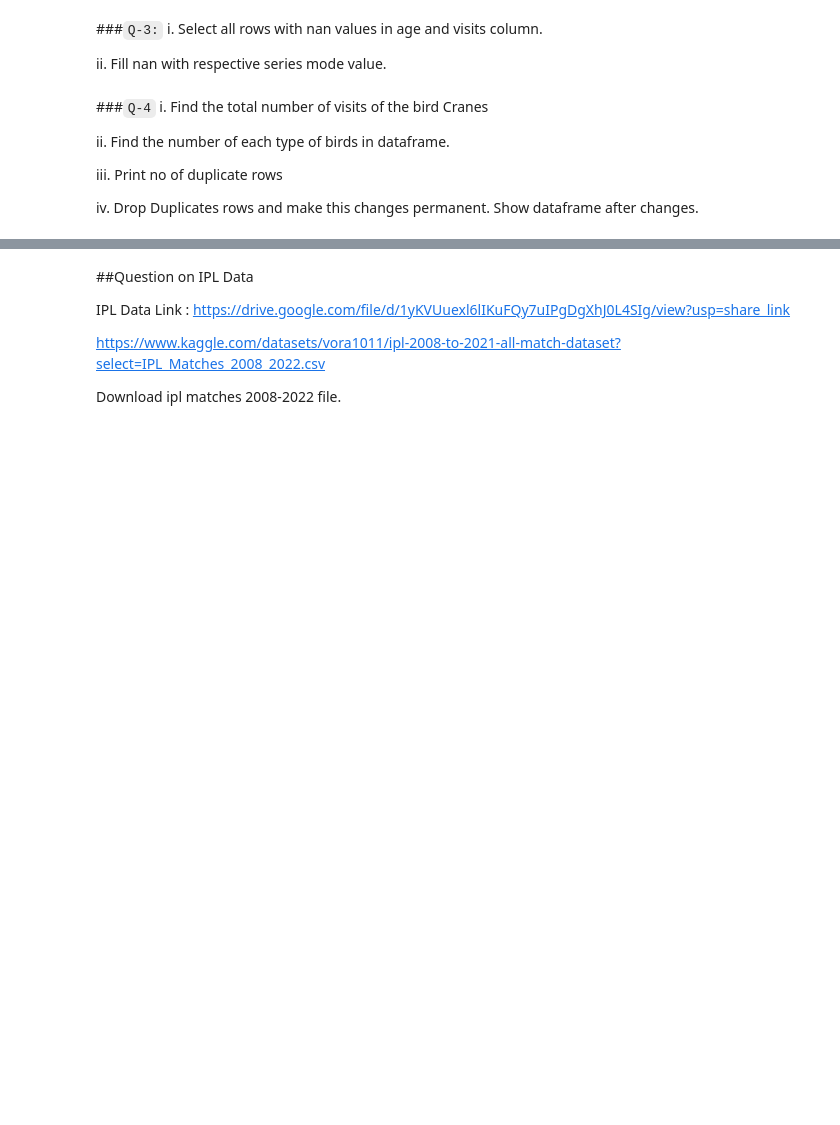
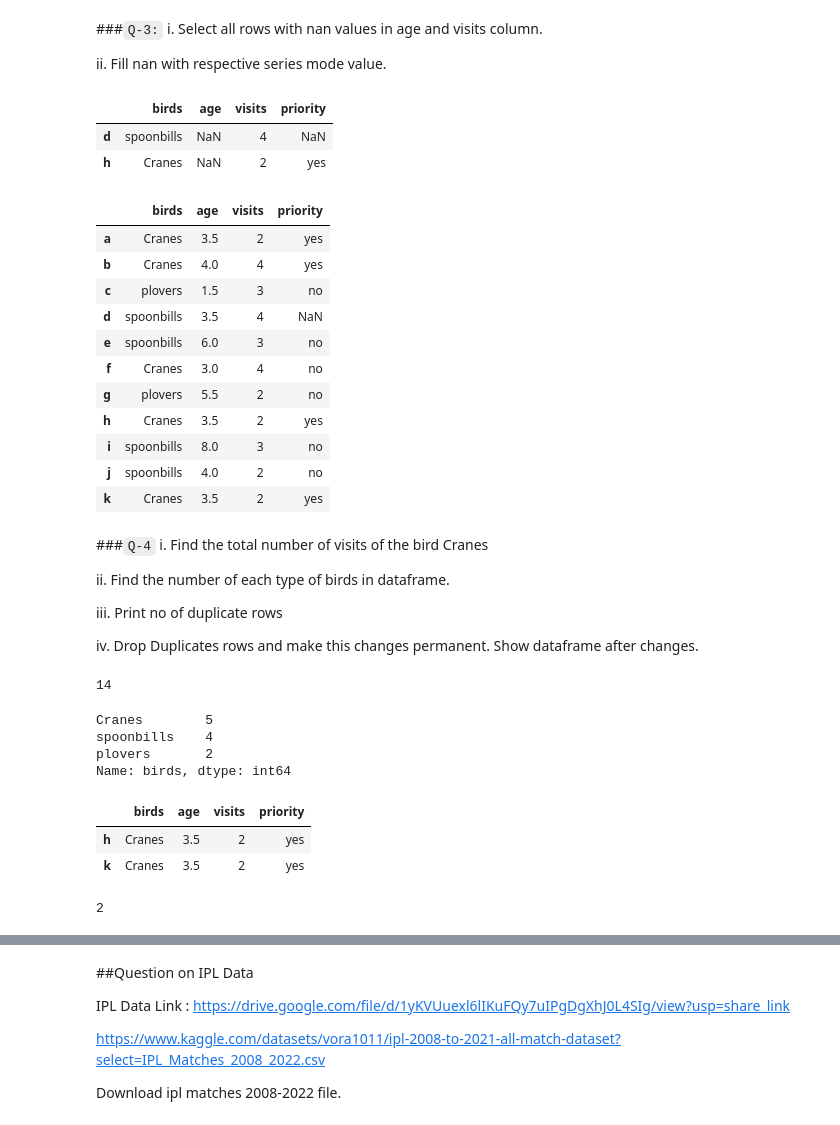
Before and after one commit to TushCodes/python-numpy, a Jupyter notebook: session_17_tasks.ipynb, the cells around one changed output, grey strips where cells are left out. Cells and saved outputs as stored; diff of their text form; code cells hidden in the pictures; blank space fills up the shorter version.

```diff
--- a/session_17_tasks.ipynb
+++ b/session_17_tasks.ipynb
@@ -74,6 +74,29 @@ i. Select all rows with nan values in age and visits column.
 ii. Fill nan with respective series mode value.
 # %%
 # code here
+df[(df['age'].isna()) | (df['visits'].isna())]
+# %% [output]
+|  | birds | age | visits | priority |
+| d | spoonbills | NaN | 4 | NaN |
+| h | Cranes | NaN | 2 | yes |
+# %%
+df['age'].fillna(df['age'].mode()[0],inplace=True)
+df['visits'].fillna(df['visits'].mode()[0],inplace=True)
+# %%
+df
+# %% [output]
+|  | birds | age | visits | priority |
+| a | Cranes | 3.5 | 2 | yes |
+| b | Cranes | 4.0 | 4 | yes |
+| c | plovers | 1.5 | 3 | no |
+| d | spoonbills | 3.5 | 4 | NaN |
+| e | spoonbills | 6.0 | 3 | no |
+| f | Cranes | 3.0 | 4 | no |
+| g | plovers | 5.5 | 2 | no |
+| h | Cranes | 3.5 | 2 | yes |
+| i | spoonbills | 8.0 | 3 | no |
+| j | spoonbills | 4.0 | 2 | no |
+| k | Cranes | 3.5 | 2 | yes |
 # %% [markdown]
 ###`Q-4`
 i. Find the total number of visits of the bird Cranes
@@ -85,3 +108,23 @@ iii. Print no of duplicate rows
 iv. Drop Duplicates rows and make this changes permanent. Show dataframe after changes.
 # %%
 # code here
+df[df['birds']=='Cranes']['visits'].sum()
+# %% [output]
+14
+# %%
+df['birds'].value_counts()
+# %% [output]
+Cranes        5
+spoonbills    4
+plovers       2
+Name: birds, dtype: int64
+# %%
+df[df.duplicated()]
+# %% [output]
+|  | birds | age | visits | priority |
+| h | Cranes | 3.5 | 2 | yes |
+| k | Cranes | 3.5 | 2 | yes |
+# %%
+df[df.duplicated()].shape[0]
+# %% [output]
+2
```
Also changed, not shown: parts of 2 cells of this notebook.
